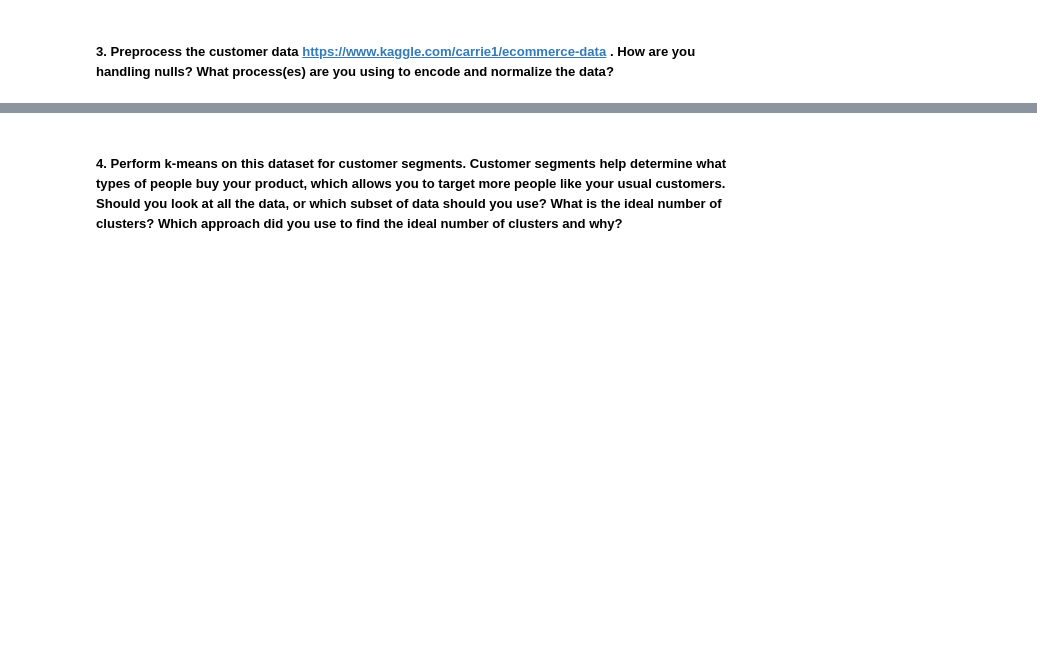
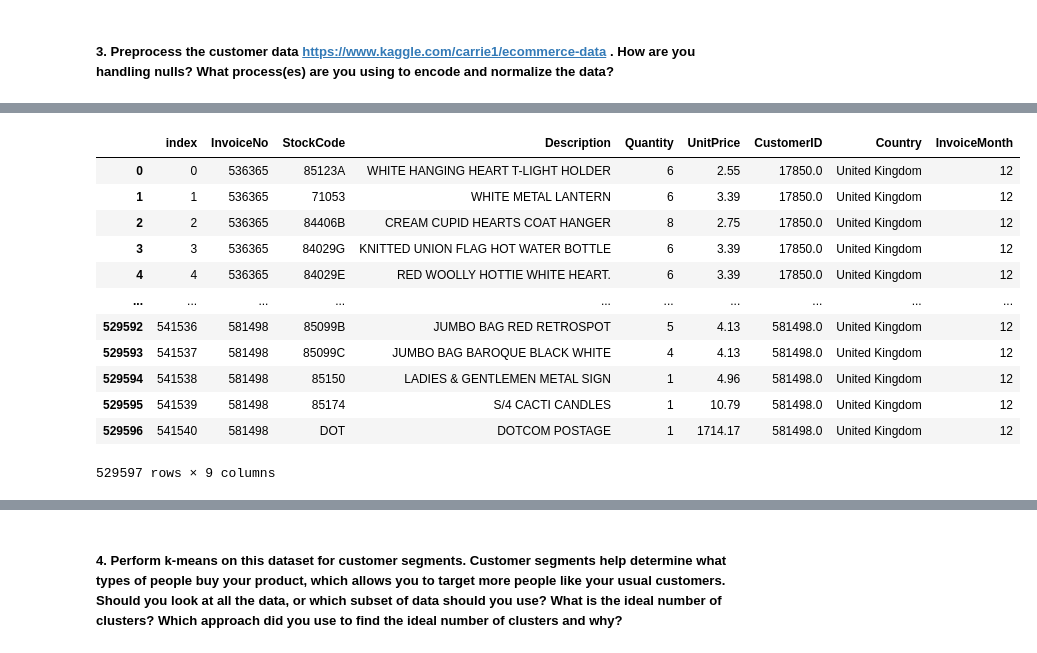
Before and after one commit to existentialplantperson/Week_19, a Jupyter notebook: WK19_Homework.ipynb, the cells around one changed output, grey strips where cells are left out. Saved outputs shown, nothing was run; the diff lists cells and outputs as text; code cells hidden in the pictures; blank space fills up the shorter version.

```diff
--- a/WK19_Homework.ipynb
+++ b/WK19_Homework.ipynb
@@ -10,0 +147,5 @@
+# %%
+#drop all credit and adjusted invoices
+purchases = purchases[purchases['InvoiceNo'].str.contains('C|A')==False]
+purchases.reset_index()
+purchases
@@ -10,0 +166,3 @@
+# %%
+#Convert Invoice column to numeric
+purchases['InvoiceNo'] = pd.to_numeric(purchases['InvoiceNo'])
@@ -10,0 +183,15 @@
+# %%
+#df of purchases where customer ID is null
+null_cust = purchases[purchases['CustomerID'].isnull()]
+
+print('Number of rows with null CustomerID: {:}'.format(null_cust.shape[0]))
+
+#group df of null customers by Invoice Numbers
+null_cust_invoice_grouped = null_cust.groupby('InvoiceNo')
+
+#view unique Invoices with null customer IDs
+#produces an array
+null_cust_unique_invoices = np.unique(null_cust['InvoiceNo'])
+
+#number of unique invoices that have no customer ID
+print('Number of unique InvoiceNos with null CustomerID: {:}'.format(null_cust_unique_invoices.shape[0]))
@@ -10,0 +201,4 @@
+# %%
+# replace null CustomerID with invoice number
+null_cust['CustomerID'] = [x for x in null_cust['InvoiceNo']]
+null_cust
@@ -10,0 +224,21 @@
+# %%
+#drop all rows with null values in CustomerId column
+purchases = purchases[purchases['CustomerID'].notnull()]
+
+#add modified customer IDs to original df
+purchases = purchases.append(null_cust)
+purchases.reset_index()
+# %% [output]
+|  | index | InvoiceNo | StockCode | Description | Quantity | UnitPrice | CustomerID | Country | InvoiceMonth |
+| 0 | 0 | 536365 | 85123A | WHITE HANGING HEART T-LIGHT HOLDER | 6 | 2.55 | 17850.0 | United Kingdom | 12 |
+| 1 | 1 | 536365 | 71053 | WHITE METAL LANTERN | 6 | 3.39 | 17850.0 | United Kingdom | 12 |
+| 2 | 2 | 536365 | 84406B | CREAM CUPID HEARTS COAT HANGER | 8 | 2.75 | 17850.0 | United Kingdom | 12 |
+| 3 | 3 | 536365 | 84029G | KNITTED UNION FLAG HOT WATER BOTTLE | 6 | 3.39 | 17850.0 | United Kingdom | 12 |
+| 4 | 4 | 536365 | 84029E | RED WOOLLY HOTTIE WHITE HEART. | 6 | 3.39 | 17850.0 | United Kingdom | 12 |
+| ... | ... | ... | ... | ... | ... | ... | ... | ... | ... |
+| 529592 | 541536 | 581498 | 85099B | JUMBO BAG RED RETROSPOT | 5 | 4.13 | 581498.0 | United Kingdom | 12 |
+| 529593 | 541537 | 581498 | 85099C | JUMBO BAG BAROQUE BLACK WHITE | 4 | 4.13 | 581498.0 | United Kingdom | 12 |
+| 529594 | 541538 | 581498 | 85150 | LADIES & GENTLEMEN METAL SIGN | 1 | 4.96 | 581498.0 | United Kingdom | 12 |
+| 529595 | 541539 | 581498 | 85174 | S/4 CACTI CANDLES | 1 | 10.79 | 581498.0 | United Kingdom | 12 |
+| 529596 | 541540 | 581498 | DOT | DOTCOM POSTAGE | 1 | 1714.17 | 581498.0 | United Kingdom | 12 |
+529597 rows × 9 columns
```
Also changed, not shown: parts of 37 cells of this notebook, 1 other file.
